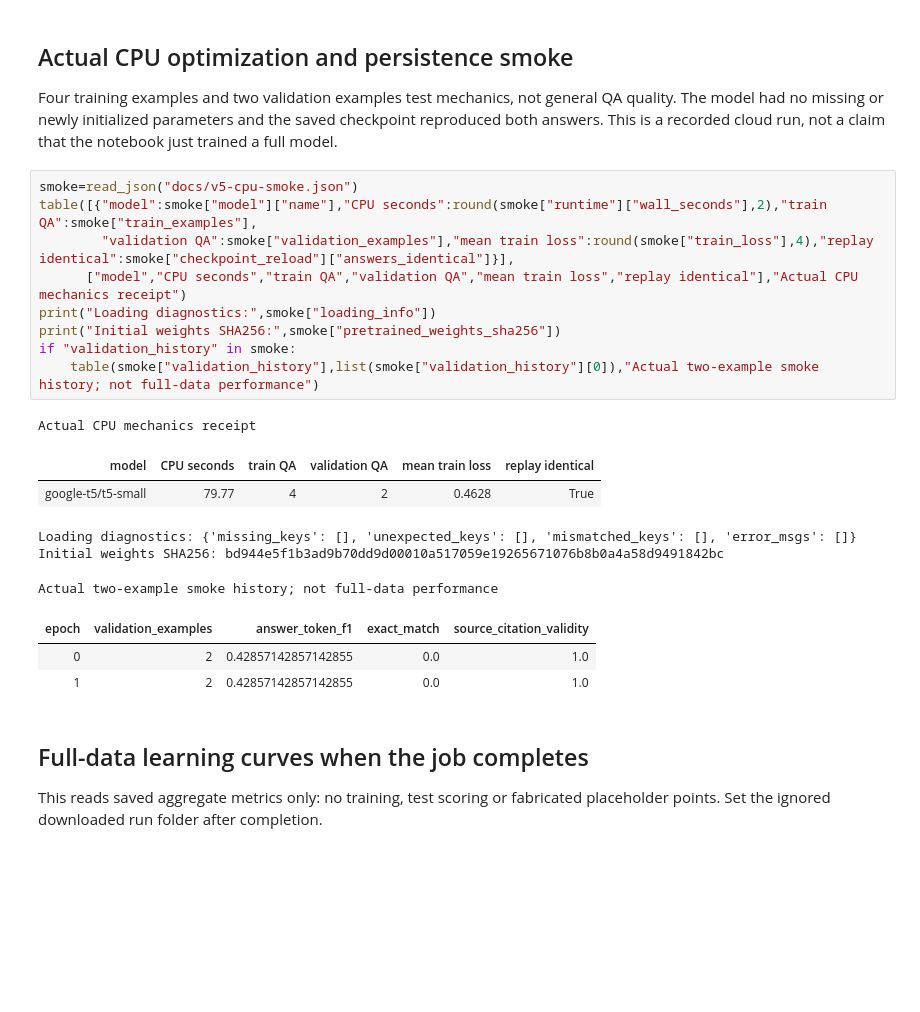
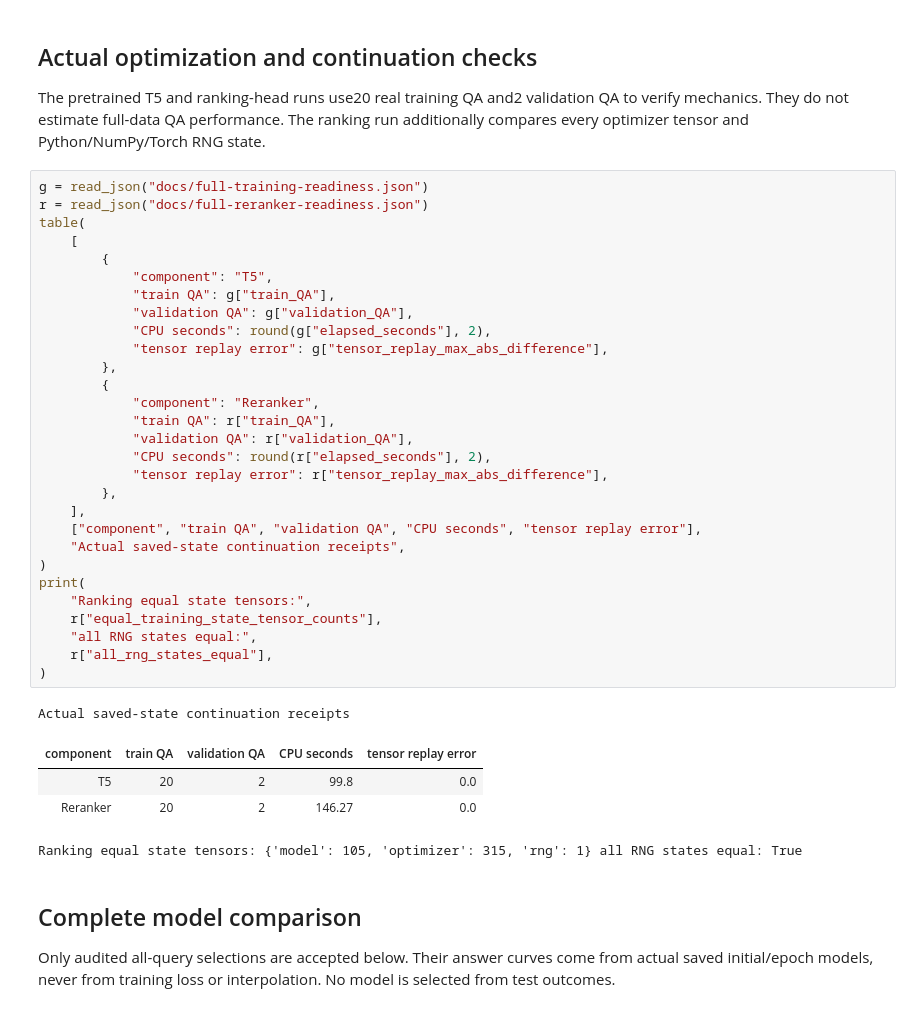
Before and after one commit to Ayano123587/thematic-literature-rag, a Jupyter notebook: notebooks/02_validation_experiments.ipynb, the cells around one changed output. Cells and saved outputs as stored; diff of their text form; blank space fills up the shorter version.

```diff
--- a/notebooks/02_validation_experiments.ipynb
+++ b/notebooks/02_validation_experiments.ipynb
@@ -123,33 +195,49 @@ Actual fixed 400-question validation cohort
 [drawing not drawn]
 # %% [markdown]
-## Actual CPU optimization and persistence smoke
+## Actual optimization and continuation checks
 
-Four training examples and two validation examples test mechanics, not general
-QA quality. The model had no missing or newly initialized parameters and the
-saved checkpoint reproduced both answers. This is a recorded cloud run, not a
-claim that the notebook just trained a full model.
+The pretrained T5 and ranking-head runs use20 real training QA and2 validation QA
+to verify mechanics. They do not estimate full-data QA performance. The ranking
+run additionally compares every optimizer tensor and Python/NumPy/Torch RNG state.
 # %%
-smoke=read_json("docs/v5-cpu-smoke.json")
-table([{"model":smoke["model"]["name"],"CPU seconds":round(smoke["runtime"]["wall_seconds"],2),"train QA":smoke["train_examples"],
-        "validation QA":smoke["validation_examples"],"mean train loss":round(smoke["train_loss"],4),"replay identical":smoke["checkpoint_reload"]["answers_identical"]}],
-      ["model","CPU seconds","train QA","validation QA","mean train loss","replay identical"],"Actual CPU mechanics receipt")
-print("Loading diagnostics:",smoke["loading_info"])
-print("Initial weights SHA256:",smoke["pretrained_weights_sha256"])
-if "validation_history" in smoke:
-    table(smoke["validation_history"],list(smoke["validation_history"][0]),"Actual two-example smoke history; not full-data performance")
+g = read_json("docs/full-training-readiness.json")
+r = read_json("docs/full-reranker-readiness.json")
+table(
+    [
+        {
+            "component": "T5",
+            "train QA": g["train_QA"],
+            "validation QA": g["validation_QA"],
+            "CPU seconds": round(g["elapsed_seconds"], 2),
+            "tensor replay error": g["tensor_replay_max_abs_difference"],
+        },
+        {
+            "component": "Reranker",
+            "train QA": r["train_QA"],
+            "validation QA": r["validation_QA"],
+            "CPU seconds": round(r["elapsed_seconds"], 2),
+            "tensor replay error": r["tensor_replay_max_abs_difference"],
+        },
+    ],
+    ["component", "train QA", "validation QA", "CPU seconds", "tensor replay error"],
+    "Actual saved-state continuation receipts",
+)
+print(
+    "Ranking equal state tensors:",
+    r["equal_training_state_tensor_counts"],
+    "all RNG states equal:",
+    r["all_rng_states_equal"],
+)
 # %% [output]
-Actual CPU mechanics receipt
+Actual saved-state continuation receipts
-| model | CPU seconds | train QA | validation QA | mean train loss | replay identical |
-| google-t5/t5-small | 79.77 | 4 | 2 | 0.4628 | True |
+| component | train QA | validation QA | CPU seconds | tensor replay error |
+| T5 | 20 | 2 | 99.8 | 0.0 |
+| Reranker | 20 | 2 | 146.27 | 0.0 |
-Loading diagnostics: {'missing_keys': [], 'unexpected_keys': [], 'mismatched_keys': [], 'error_msgs': []}
-Initial weights SHA256: bd944e5f1b3ad9b70dd9d00010a517059e19265671076b8b0a4a58d9491842bc
+Ranking equal state tensors: {'model': 105, 'optimizer': 315, 'rng': 1} all RNG states equal: True
-Actual two-example smoke history; not full-data performance
-| epoch | validation_examples | answer_token_f1 | exact_match | source_citation_validity |
-| 0 | 2 | 0.42857142857142855 | 0.0 | 1.0 |
-| 1 | 2 | 0.42857142857142855 | 0.0 | 1.0 |
 # %% [markdown]
-## Full-data learning curves when the job completes
+## Complete model comparison
 
-This reads saved aggregate metrics only: no training, test scoring or fabricated
-placeholder points. Set the ignored downloaded run folder after completion.
+Only audited all-query selections are accepted below. Their answer curves come
+from actual saved initial/epoch models, never from training loss or interpolation.
+No model is selected from test outcomes.
 # %%
```
Also changed, not shown: parts of 9 cells of this notebook, 47 other files.
